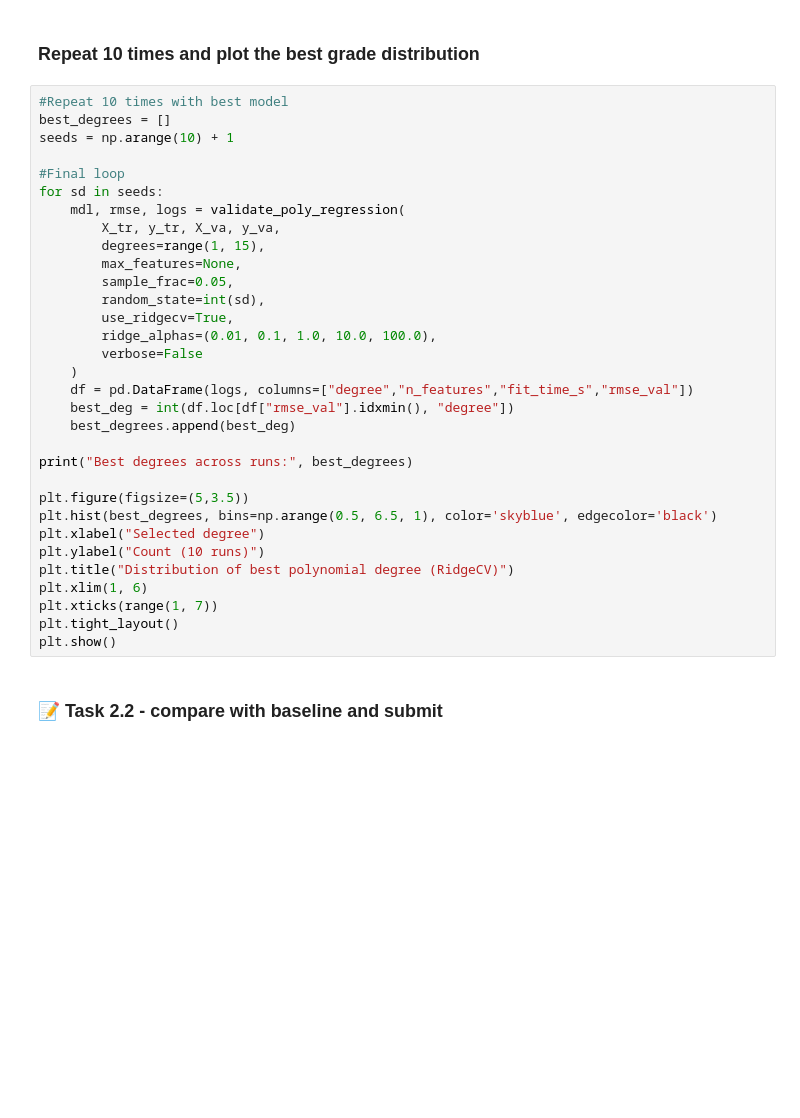
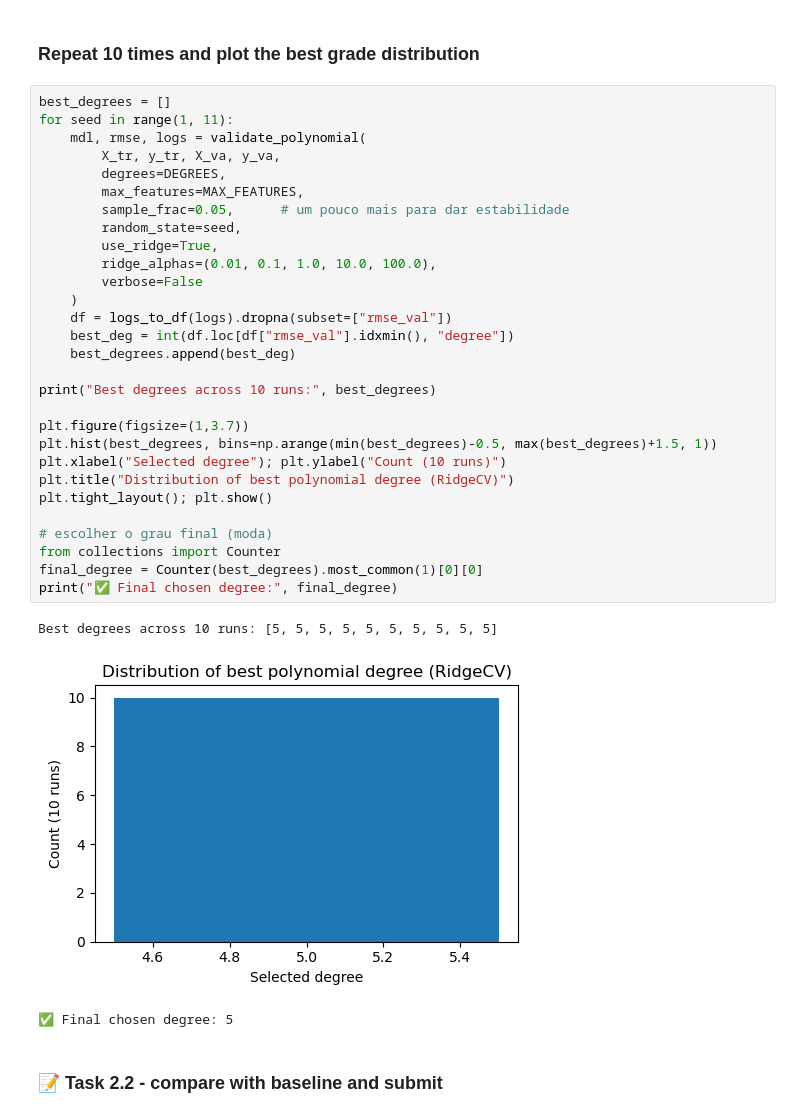
Before and after one commit to Custodio30/MLNOVA-AA-Assigement-1-Bernardo-Joao-Leonor, a Jupyter notebook: assigment#1/notebooks/assigment#1.ipynb, the cells around one changed output. Saved outputs shown, nothing was run; the diff lists cells and outputs as text; blank space fills up the shorter version.

```diff
--- a/assigment#1/notebooks/assigment#1.ipynb
+++ b/assigment#1/notebooks/assigment#1.ipynb
@@ -563,37 +563,38 @@ RidgeCV summary:
 # %% [markdown]
 <h3>Repeat 10 times and plot the best grade distribution</h3>
 # %%
-#Repeat 10 times with best model
 best_degrees = []
-seeds = np.arange(10) + 1
-
-#Final loop
-for sd in seeds:
-    mdl, rmse, logs = validate_poly_regression(
+for seed in range(1, 11):
+    mdl, rmse, logs = validate_polynomial(
         X_tr, y_tr, X_va, y_va,
-        degrees=range(1, 15),
-        max_features=None,
-        sample_frac=0.05,
-        random_state=int(sd),
-        use_ridgecv=True,
+        degrees=DEGREES,
+        max_features=MAX_FEATURES,
+        sample_frac=0.05,      # um pouco mais para dar estabilidade
+        random_state=seed,
+        use_ridge=True,
         ridge_alphas=(0.01, 0.1, 1.0, 10.0, 100.0),
         verbose=False
     )
-    df = pd.DataFrame(logs, columns=["degree","n_features","fit_time_s","rmse_val"])
+    df = logs_to_df(logs).dropna(subset=["rmse_val"])
     best_deg = int(df.loc[df["rmse_val"].idxmin(), "degree"])
     best_degrees.append(best_deg)
 
-print("Best degrees across runs:", best_degrees)
+print("Best degrees across 10 runs:", best_degrees)
 
-plt.figure(figsize=(5,3.5))
-plt.hist(best_degrees, bins=np.arange(0.5, 6.5, 1), color='skyblue', edgecolor='black')
-plt.xlabel("Selected degree")
-plt.ylabel("Count (10 runs)")
+plt.figure(figsize=(1,3.7))
+plt.hist(best_degrees, bins=np.arange(min(best_degrees)-0.5, max(best_degrees)+1.5, 1))
+plt.xlabel("Selected degree"); plt.ylabel("Count (10 runs)")
 plt.title("Distribution of best polynomial degree (RidgeCV)")
-plt.xlim(1, 6)
-plt.xticks(range(1, 7))
-plt.tight_layout()
-plt.show()
+plt.tight_layout(); plt.show()
+
+# escolher o grau final (moda)
+from collections import Counter
+final_degree = Counter(best_degrees).most_common(1)[0][0]
+print("✅ Final chosen degree:", final_degree)
+# %% [output]
+Best degrees across 10 runs: [5, 5, 5, 5, 5, 5, 5, 5, 5, 5]
+[figure, added]
+✅ Final chosen degree: 5
 # %% [markdown]
 <h3>📝 Task 2.2 - compare with baseline and submit</h3>
 # %% [markdown]
```
Also changed, not shown: parts of 8 cells of this notebook.
